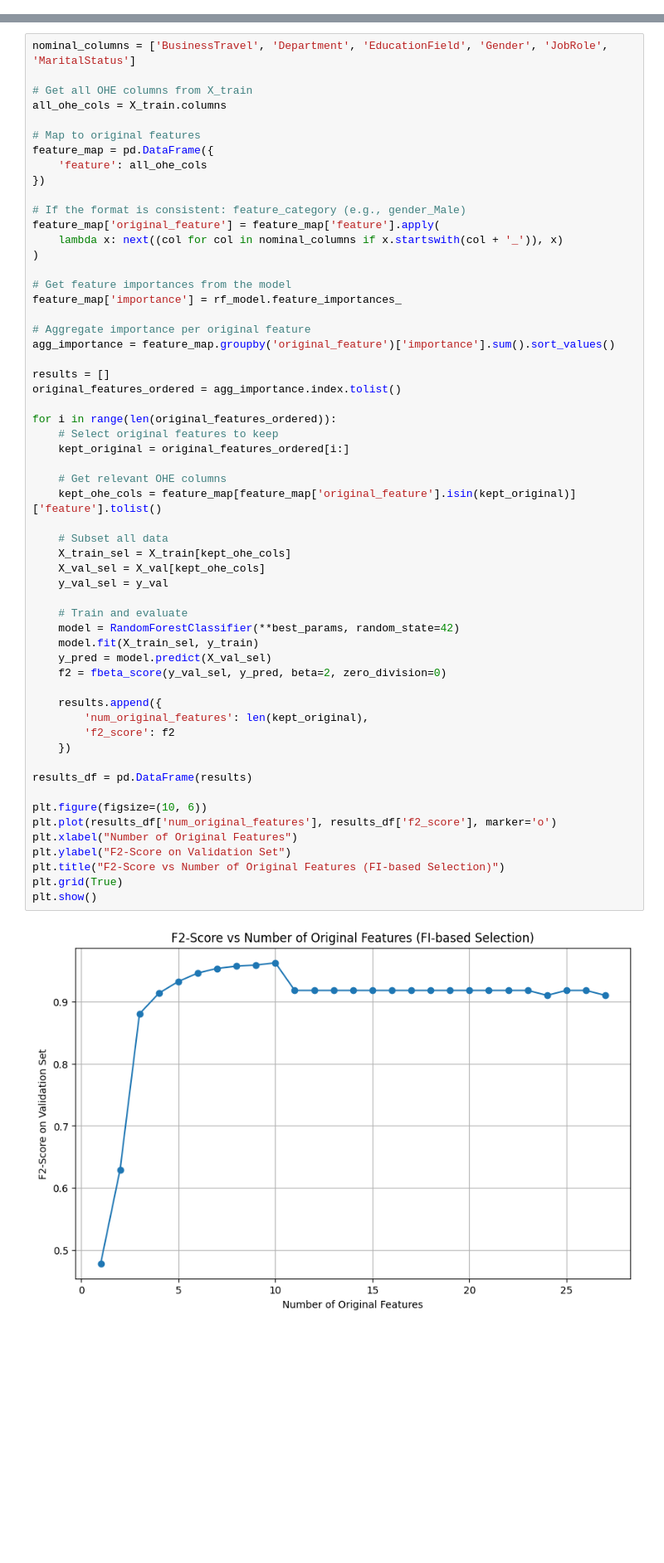
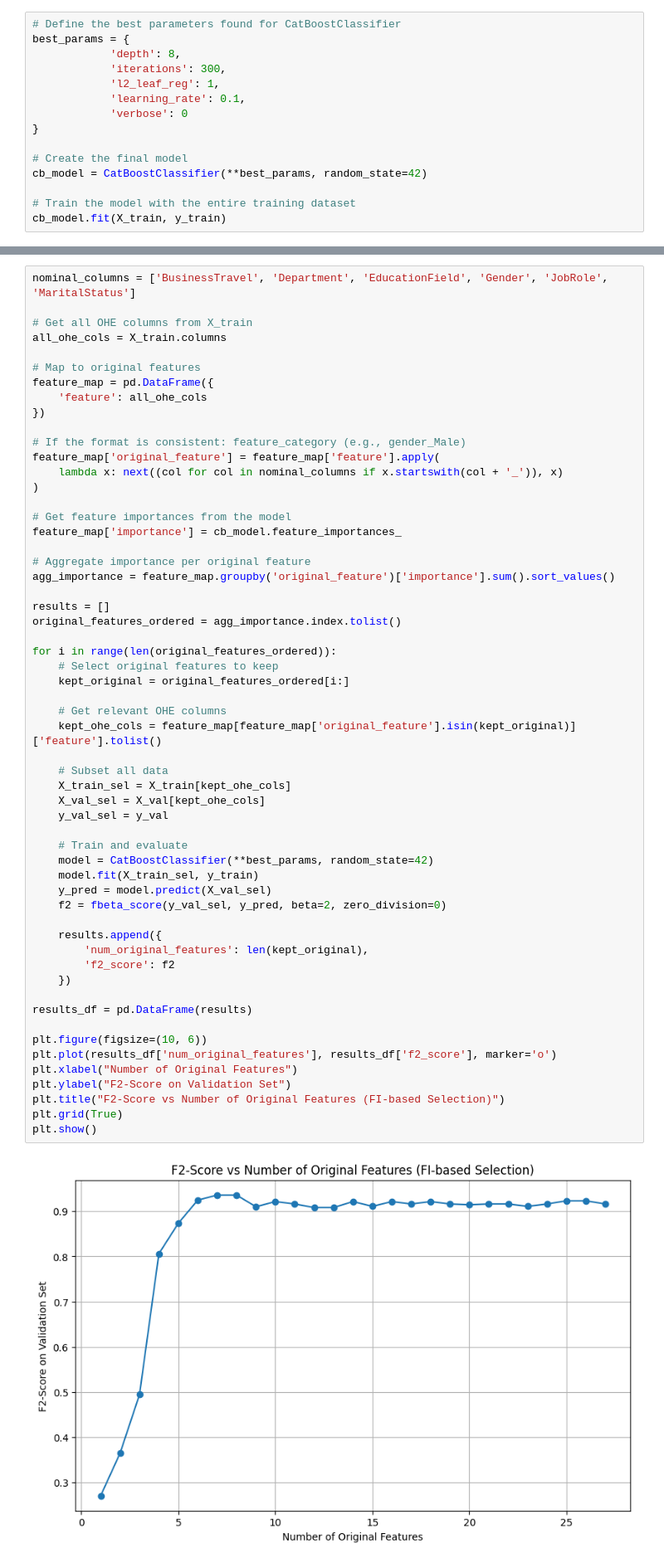
Before and after one commit to afsilmis/employee-attrition-prediction, a Jupyter notebook: notebooks/03_experiments_and_tuning.ipynb, the cells around one changed output, grey strips where cells are left out. Shown at 83% size. Cells and saved outputs as stored; diff of their text form; blank space fills up the shorter version.

```diff
--- a/notebooks/03_experiments_and_tuning.ipynb
+++ b/notebooks/03_experiments_and_tuning.ipynb
@@ -1386,0 +1191,15 @@ Time Information:
+# %%
+# Define the best parameters found for CatBoostClassifier
+best_params = {
+            'depth': 8,
+            'iterations': 300,
+            'l2_leaf_reg': 1,
+            'learning_rate': 0.1,
+            'verbose': 0
+}
+
+# Create the final model
+cb_model = CatBoostClassifier(**best_params, random_state=42)
+
+# Train the model with the entire training dataset
+cb_model.fit(X_train, y_train)
@@ -1592,7 +1327,7 @@ feature_map['original_feature'] = feature_map['feature'].apply(
 )
 
 # Get feature importances from the model
-feature_map['importance'] = rf_model.feature_importances_
+feature_map['importance'] = cb_model.feature_importances_
 
 # Aggregate importance per original feature
 agg_importance = feature_map.groupby('original_feature')['importance'].sum().sort_values()
@@ -1605,32 +1340,32 @@ for i in range(len(original_features_ordered)):
     kept_original = original_features_ordered[i:]
 
     # Get relevant OHE columns
     kept_ohe_cols = feature_map[feature_map['original_feature'].isin(kept_original)]['feature'].tolist()
 
     # Subset all data
     X_train_sel = X_train[kept_ohe_cols]
     X_val_sel = X_val[kept_ohe_cols]
     y_val_sel = y_val
 
     # Train and evaluate
-    model = RandomForestClassifier(**best_params, random_state=42)
+    model = CatBoostClassifier(**best_params, random_state=42)
     model.fit(X_train_sel, y_train)
     y_pred = model.predict(X_val_sel)
     f2 = fbeta_score(y_val_sel, y_pred, beta=2, zero_division=0)
 
     results.append({
         'num_original_features': len(kept_original),
         'f2_score': f2
     })
 
 results_df = pd.DataFrame(results)
 
 plt.figure(figsize=(10, 6))
 plt.plot(results_df['num_original_features'], results_df['f2_score'], marker='o')
 plt.xlabel("Number of Original Features")
 plt.ylabel("F2-Score on Validation Set")
 plt.title("F2-Score vs Number of Original Features (FI-based Selection)")
 plt.grid(True)
 plt.show()
 # %% [output]
-[figure, old version]
+[figure, new version]
```
Also changed, not shown: parts of 17 cells of this notebook.
